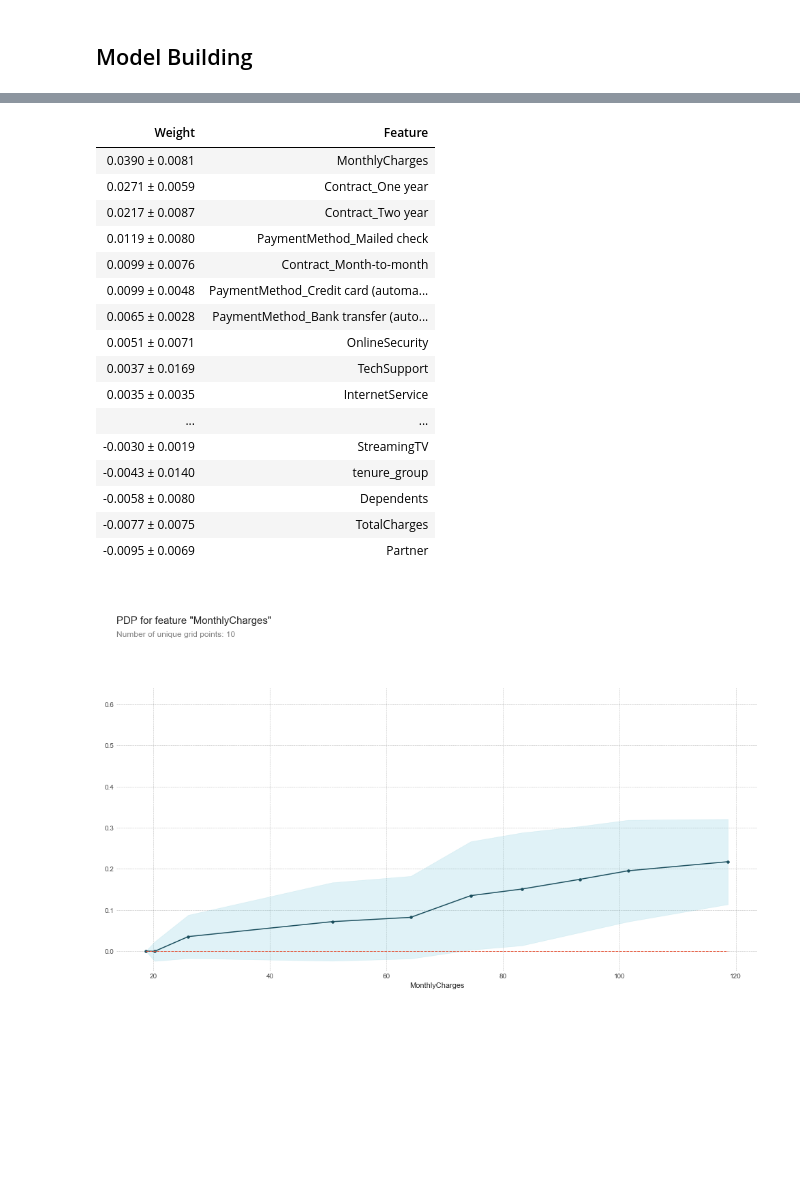
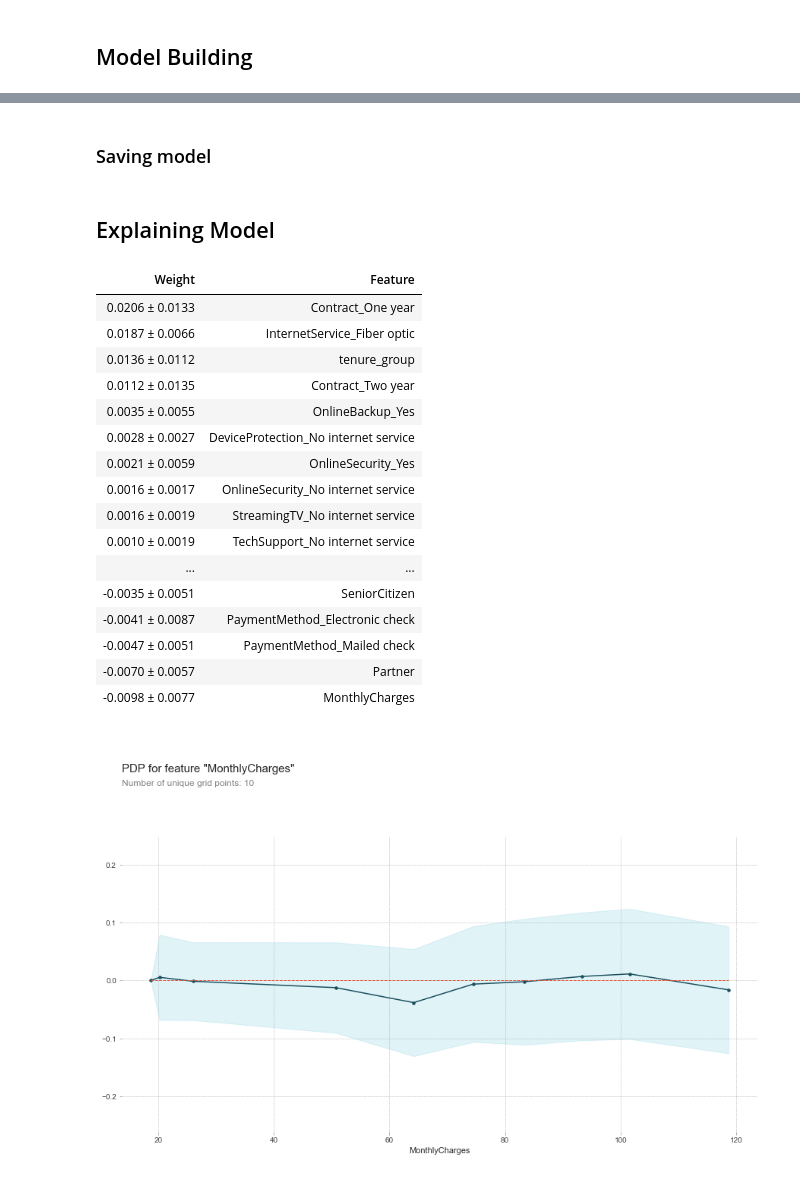
Before and after one commit to archd3sai/Customer-Survival-Analysis-and-Churn-Prediction, a Jupyter notebook: main.ipynb, the cells around one changed output, grey strips where cells are left out. Drawn from its saved outputs; the diff is of its cells as text; code cells hidden in the pictures; blank space fills up the shorter version.

```diff
--- a/main.ipynb
+++ b/main.ipynb
@@ -424,0 +512,6 @@ df.head()
+# %%
+df.Churn = df.Churn.apply(lambda x: 0 if x == "No" else 1)
+# %%
+df = pd.get_dummies(df, columns=['InternetService', 'OnlineSecurity', 'OnlineBackup', 'DeviceProtection', 'TechSupport', \
+       'StreamingTV', 'StreamingMovies', 'Contract', 'PaymentMethod'], drop_first=True)
+df.head()
@@ -437,4 +533 @@ import xgboost as xgb
 from sklearn.ensemble import RandomForestClassifier
-# %%
-#removing 'tenure' as we have 'tenure_group'
-df.drop(['tenure'],axis=1,inplace=True)
@@ -896,0 +801,3 @@ RandomForestClassifier(bootstrap=True, ccp_alpha=0.0, class_weight=None,
+# %%
+rf_model = RandomForestClassifier(class_weight={0:1, 1:3}, max_depth = 13, \
+                                  n_estimators=500, oob_score=True, min_samples_leaf=1, min_samples_split=2)
@@ -896,0 +826,2 @@ RandomForestClassifier(bootstrap=True, ccp_alpha=0.0, class_weight=None,
+# %% [markdown]
+### Saving model
@@ -897,33 +831,35 @@ RandomForestClassifier(bootstrap=True, ccp_alpha=0.0, class_weight=None,
+# %% [markdown]
+## Explaining Model
 # %%
 import eli5
 from eli5.sklearn import PermutationImportance
 
 from pdpbox import pdp, info_plots
 # %%
-perm = PermutationImportance(rf, random_state=1).fit(test_x, test_y)
+perm = PermutationImportance(rf_model, random_state=1).fit(test_x, test_y)
 eli5.show_weights(perm, feature_names = test_x.columns.tolist(), top = 25)
 # %% [output]
 | Weight | Feature |
-| 0.0390 ± 0.0081 | MonthlyCharges |
-| 0.0271 ± 0.0059 | Contract_One year |
-| 0.0217 ± 0.0087 | Contract_Two year |
-| 0.0119 ± 0.0080 | PaymentMethod_Mailed check |
-| 0.0099 ± 0.0076 | Contract_Month-to-month |
-| 0.0099 ± 0.0048 | PaymentMethod_Credit card (automa... |
-| 0.0065 ± 0.0028 | PaymentMethod_Bank transfer (auto... |
-| 0.0051 ± 0.0071 | OnlineSecurity |
-| 0.0037 ± 0.0169 | TechSupport |
-| 0.0035 ± 0.0035 | InternetService |
+| 0.0206 ± 0.0133 | Contract_One year |
+| 0.0187 ± 0.0066 | InternetService_Fiber optic |
+| 0.0136 ± 0.0112 | tenure_group |
+| 0.0112 ± 0.0135 | Contract_Two year |
+| 0.0035 ± 0.0055 | OnlineBackup_Yes |
+| 0.0028 ± 0.0027 | DeviceProtection_No internet service |
+| 0.0021 ± 0.0059 | OnlineSecurity_Yes |
+| 0.0016 ± 0.0017 | OnlineSecurity_No internet service |
+| 0.0016 ± 0.0019 | StreamingTV_No internet service |
+| 0.0010 ± 0.0019 | TechSupport_No internet service |
 | ... | ... |
-| -0.0030 ± 0.0019 | StreamingTV |
-| -0.0043 ± 0.0140 | tenure_group |
-| -0.0058 ± 0.0080 | Dependents |
-| -0.0077 ± 0.0075 | TotalCharges |
-| -0.0095 ± 0.0069 | Partner |
+| -0.0035 ± 0.0051 | SeniorCitizen |
+| -0.0041 ± 0.0087 | PaymentMethod_Electronic check |
+| -0.0047 ± 0.0051 | PaymentMethod_Mailed check |
+| -0.0070 ± 0.0057 | Partner |
+| -0.0098 ± 0.0077 | MonthlyCharges |
 # %%
-pdp_p = pdp.pdp_isolate(model=rf, dataset=test_x, model_features=test_x.columns.values, feature='MonthlyCharges')
+pdp_p = pdp.pdp_isolate(model=rf_model, dataset=test_x, model_features=test_x.columns.values, feature='MonthlyCharges')
 pdp.pdp_plot(pdp_p, 'MonthlyCharges')
 plt.show()
 # %% [output]
-[figure, old version]
+[figure, new version]
 # %%
```
Also changed, not shown: parts of 143 cells of this notebook.
